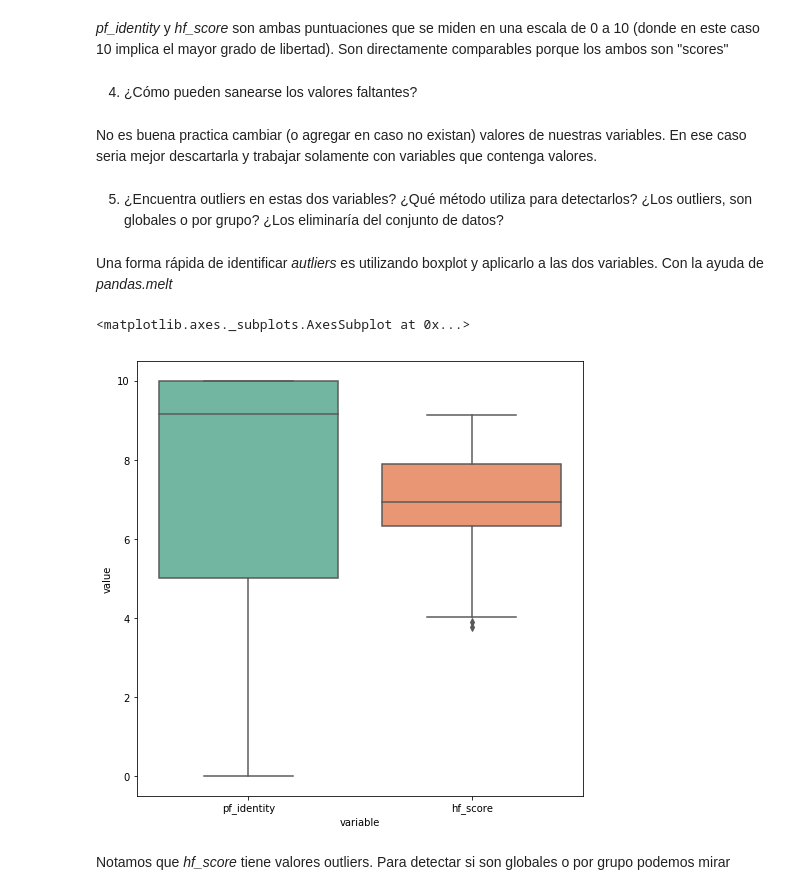
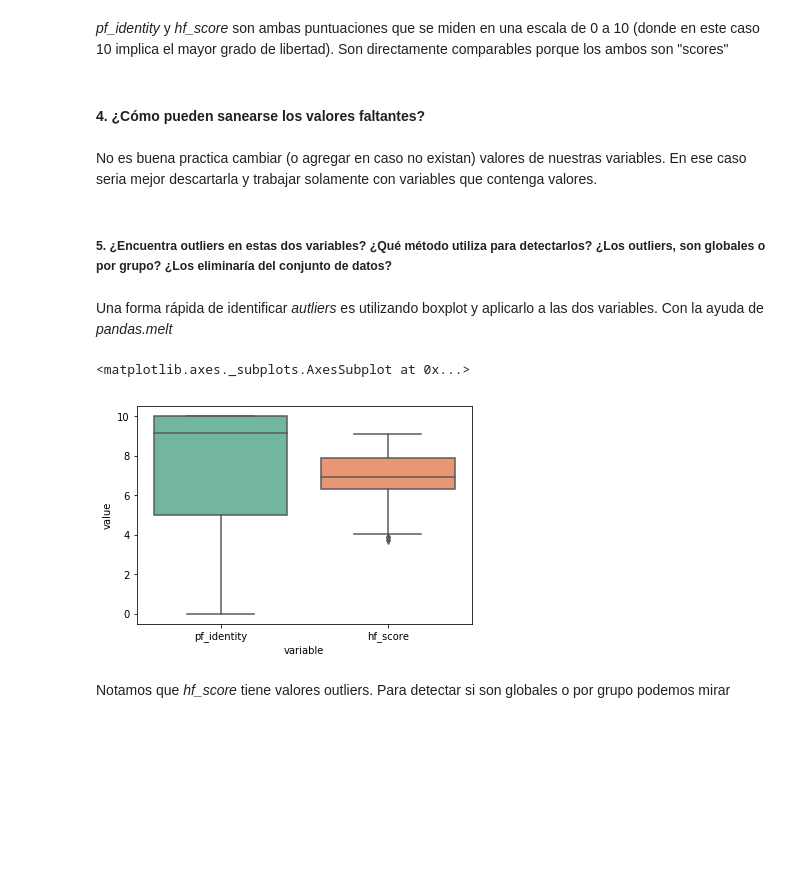
Before and after one commit to manquius/diplodatos_ayv, a Jupyter notebook: 02_practico_Sebastian.ipynb, the cells around one changed output. Cells and saved outputs as stored; diff of their text form; code cells hidden in the pictures; blank space fills up the shorter version.

```diff
--- a/02_practico_Sebastian.ipynb
+++ b/02_practico_Sebastian.ipynb
@@ -176,21 +174,19 @@ Podriamos observar que tanto la media como la mediana son muy similares, pero no
 # %% [markdown]
 *pf_identity* y *hf_score*  son ambas puntuaciones que se miden en una escala de 0 a 10 (donde en este caso 10 implica el mayor grado de libertad). Son directamente comparables porque los ambos son "scores"
 # %% [markdown]
-  4. ¿Cómo pueden sanearse los valores faltantes?
+#### 4. ¿Cómo pueden sanearse los valores faltantes?
 # %% [markdown]
 No es buena practica cambiar (o agregar en caso no existan) valores de nuestras variables. En ese caso seria mejor descartarla y trabajar solamente con variables que contenga valores.
 # %% [markdown]
- 5. ¿Encuentra outliers en estas dos variables? ¿Qué método utiliza para detectarlos? ¿Los outliers, son globales o por grupo? ¿Los eliminaría del conjunto de datos?
+##### 5. ¿Encuentra outliers en estas dos variables? ¿Qué método utiliza para detectarlos? ¿Los outliers, son globales o por grupo? ¿Los eliminaría del conjunto de datos?
 # %% [markdown]
 Una forma rápida de identificar *autliers* es utilizando boxplot y aplicarlo a las dos variables. Con la ayuda de *pandas.melt*
 # %%
-import matplotlib.pyplot as plt
-plt.figure(figsize=(8,8))
 seaborn.boxplot(data=pandas.melt(dataset[['pf_identity','hf_score']]),
                 x="variable", y="value", palette="Set2")
 # %% [output]
 <matplotlib.axes._subplots.AxesSubplot at 0x...>
-[figure, old version]
+[figure, new version]
 # %% [markdown]
 Notamos que *hf_score* tiene valores outliers. Para detectar si son globales o por grupo podemos mirar
 # %%
```
Also changed, not shown: parts of 66 cells of this notebook.
